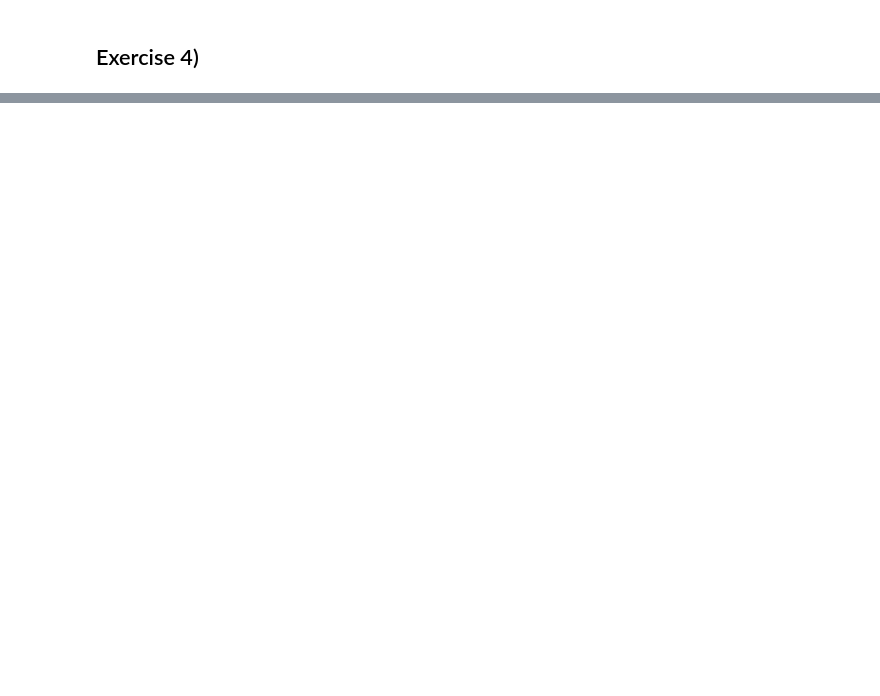
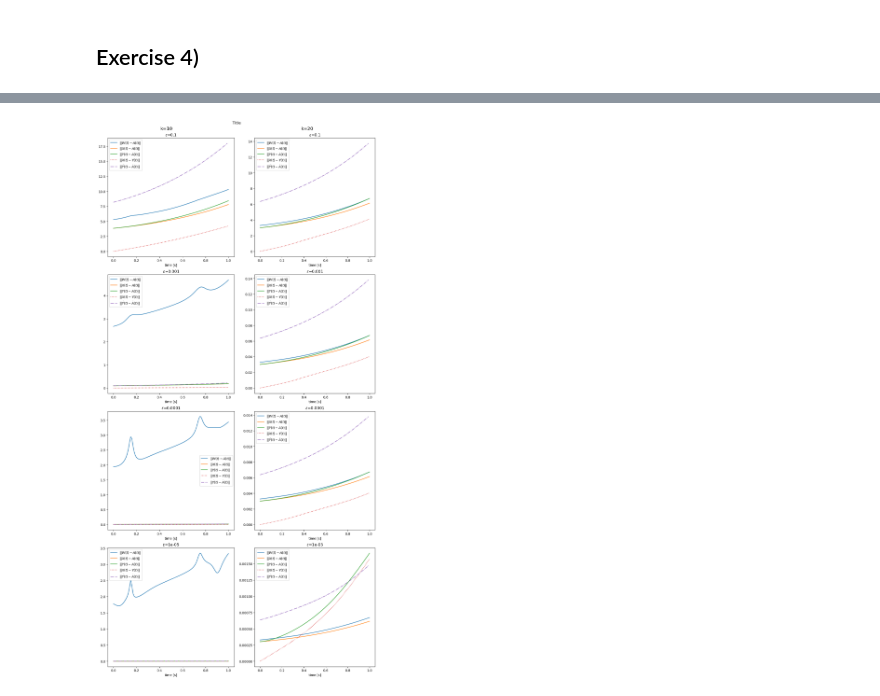
Before and after one commit to KristianHolme/NumLinAlg-project-2, a Jupyter notebook: Project2.ipynb, the cells around one changed output, grey strips where cells are left out. Saved outputs shown, nothing was run; the diff lists cells and outputs as text; code cells hidden in the pictures; blank space fills up the shorter version.

```diff
--- a/Project2.ipynb
+++ b/Project2.ipynb
@@ -35,2 +30,8 @@ plt.show()
+# %%
+ksToPlot = 2
+epssToPlot = len(epss)
+plotErrors(resultsByKByEps, ks, epss, ksToPlot, epssToPlot, res=6)
+# %% [output]
+[figure, added]
 # %%
 tables = makeTables(resultsByKByEps)
```
Also changed, not shown: parts of 9 cells of this notebook, 10 other files.
